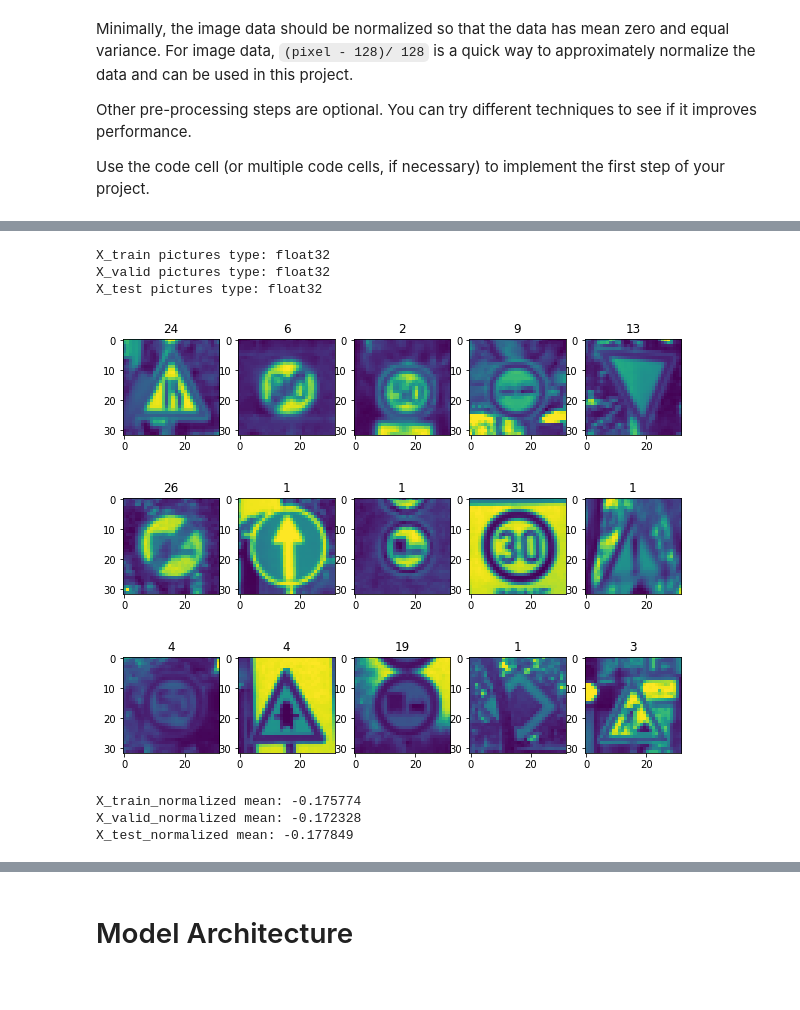
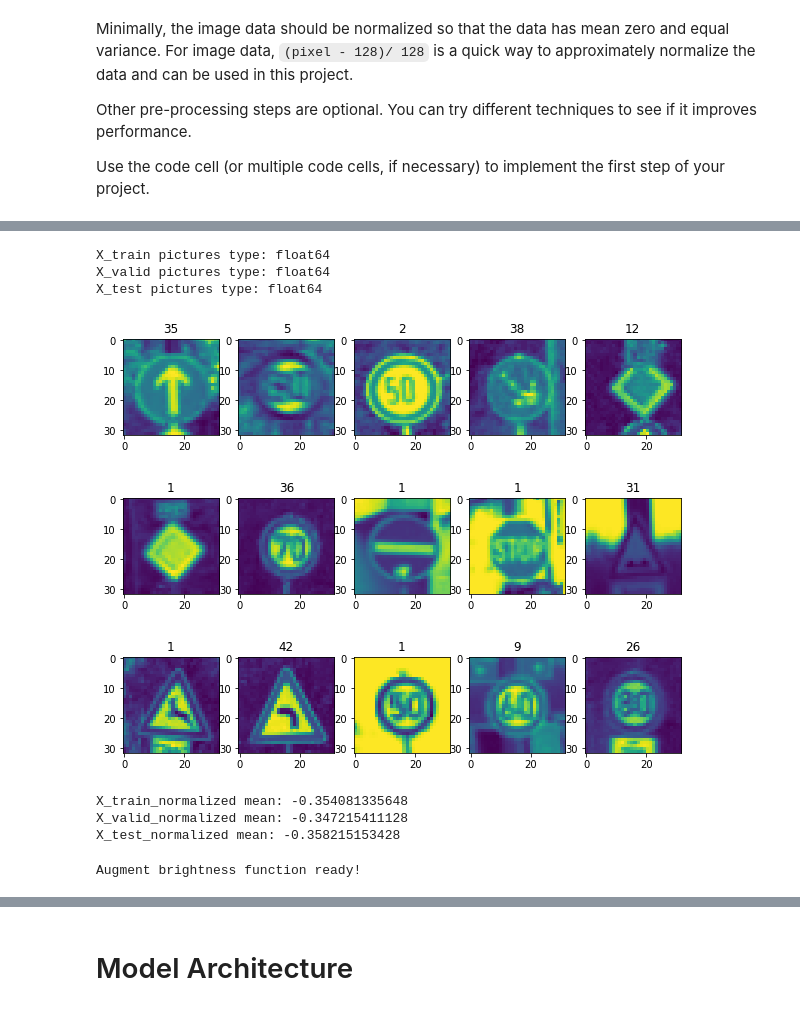
Before and after one commit to CJL89/Traffic-Sign-Classifier, a Jupyter notebook: Traffic_Sign_Classifier.ipynb, the cells around one changed output, grey strips where cells are left out. Cells and saved outputs as stored; diff of their text form; code cells hidden in the pictures.

```diff
--- a/Traffic_Sign_Classifier.ipynb
+++ b/Traffic_Sign_Classifier.ipynb
@@ -35,9 +35,9 @@ with open(validation_file, mode='rb') as f:
 with open(testing_file, mode='rb') as f:
     test = pickle.load(f)
 
-X_train, y_train = train['features'].astype('float32'), train['labels']
-X_valid, y_valid = valid['features'].astype('float32'), valid['labels']
-X_test, y_test = test['features'].astype('float32'), test['labels']
+X_train, y_train = train['features'], train['labels']
+X_valid, y_valid = valid['features'], valid['labels']
+X_test, y_test = test['features'], test['labels']
 print("X_train shape:", X_train.shape)
 print("y_train shape:", y_train.shape)
 print("X_valid shape:", X_valid.shape)
@@ -198,6 +193,14 @@ gray_X_train = grayscale(X_train)
 gray_X_valid = grayscale(X_valid)
 gray_X_test = grayscale(X_test)
 
+fig, axes = plt.subplots(1, 5, figsize=(10, 10))
+
+for i in range(5):
+    index = random.randint(0, len(X_train))
+    image = gray_X_train[index].squeeze()
+    axes[i].imshow(image)
+    axes[i].set_title(y_train[index])
+
 X_train = gray_X_train
 X_valid = gray_X_valid
 X_test = gray_X_test
@@ -216,46 +220,46 @@ X_test Gray shape: (12630, 32, 32, 1)
 # Normailizing the data
 def normalizer(images):
     normalized = np.zeros(shape = images.shape, dtype=np.float32)
-    return images / 255.0 - 0.5
+    return (images - 128.0) / 128.0
 
 X_train_normalized = np.asarray(normalizer(gray_X_train))
 X_valid_normalized = np.asarray(normalizer(gray_X_valid))
 X_test_normalized = np.asarray(normalizer(gray_X_test))
 
 fig, axes = plt.subplots(1, 5, figsize=(10, 10))
 
 for i in range(5):
     index = random.randint(0, len(X_train))
     image = X_train_normalized[index].squeeze()
     axes[i].imshow(image)
     axes[i].set_title(y_train[index])
 
 fig, axes = plt.subplots(1, 5, figsize=(10, 10))
 
 for i in range(5):
     index = random.randint(0, len(X_valid))
     image = X_valid_normalized[index].squeeze()
     axes[i].imshow(image)
     axes[i].set_title(y_train[index])
 
 fig, axes = plt.subplots(1, 5, figsize=(10, 10))
 
 for i in range(5):
     index = random.randint(0, len(X_test))
     image = X_test_normalized[index].squeeze()
     axes[i].imshow(image)
     axes[i].set_title(y_train[index])
 
-print('X_train pictures type:', X_train.dtype)
-print('X_valid pictures type:', X_valid.dtype)
-print('X_test pictures type:', X_test.dtype)
+print('X_train pictures type:', X_train_normalized.dtype)
+print('X_valid pictures type:', X_valid_normalized.dtype)
+print('X_test pictures type:', X_test_normalized.dtype)
 # %% [output]
-X_train pictures type: float32
-X_valid pictures type: float32
-X_test pictures type: float32
+X_train pictures type: float64
+X_valid pictures type: float64
+X_test pictures type: float64
-[figure, old version]
+[figure, new version]
-[figure, old version]
+[figure, new version]
-[figure, old version]
+[figure, new version]
 # %%
 # Testing the mean of the data after normalization
 
@@ -263,10 +267,27 @@ print('X_train_normalized mean:', np.mean(X_train_normalized))
 print('X_valid_normalized mean:', np.mean(X_valid_normalized))
 print('X_test_normalized mean:', np.mean(X_test_normalized))
 
-X_train = X_train_normalized
-X_valid = X_valid_normalized
-X_test = X_test_normalized
+# X_train = X_train_normalized
+# X_valid = X_valid_normalized
+# X_test = X_test_normalized
 # %% [output]
-X_train_normalized mean: -0.175774
-X_valid_normalized mean: -0.172328
-X_test_normalized mean: -0.177849
+X_train_normalized mean: -0.354081335648
+X_valid_normalized mean: -0.347215411128
+X_test_normalized mean: -0.358215153428
+# %%
+# Function that brightens the pictures. Function extracted from:
+# https://medium.com/@vivek.yadav/improved-performance-of-deep-learning-neural-network-models-on-traffic-sign-classification-using-6355346da2dc
+
+def augment_brightness_camera_images(image):
+    image1 = cv2.cvtColor(image,cv2.COLOR_RGB2HSV)
+    image1 = np.array(image1, dtype = np.float64)
+    random_bright = .5+np.random.uniform()
+    image1[:,:,2] = image1[:,:,2]*random_bright
+    image1[:,:,2][image1[:,:,2]>255]  = 255
+    image1 = np.array(image1, dtype = np.uint8)
+    image1 = cv2.cvtColor(image1,cv2.COLOR_HSV2RGB)
+    return image1
+
+print('Augment brightness function ready!')
+# %% [output]
+Augment brightness function ready!
```
Also changed, not shown: parts of 17 cells of this notebook, 12 other files.
